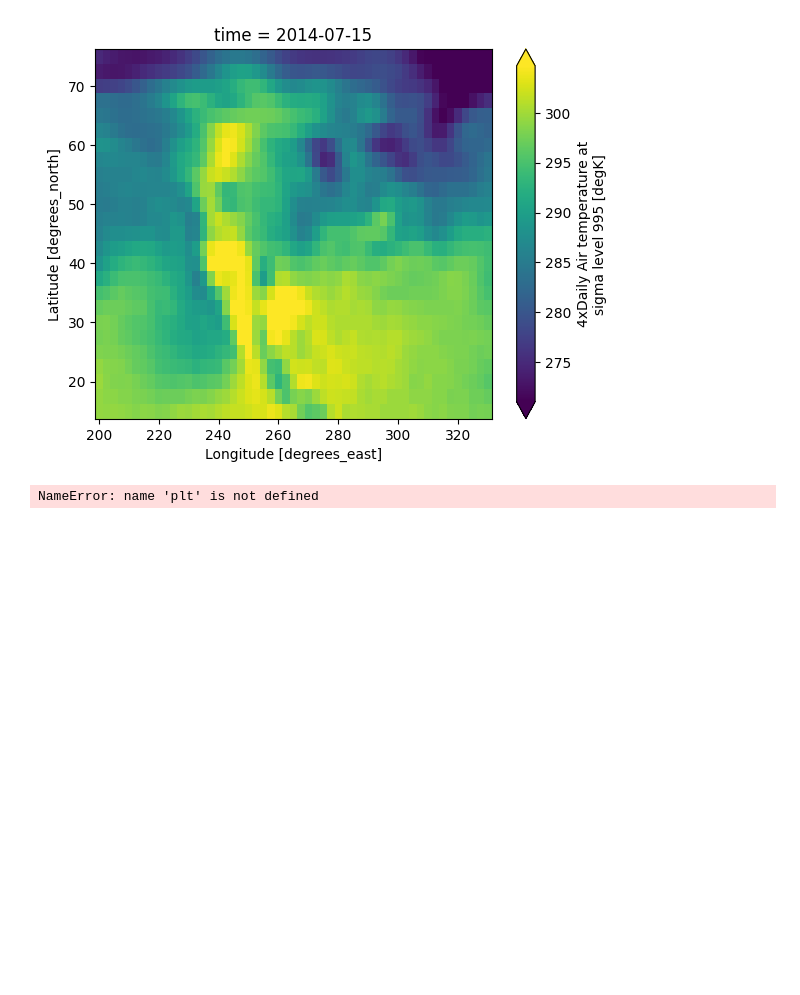
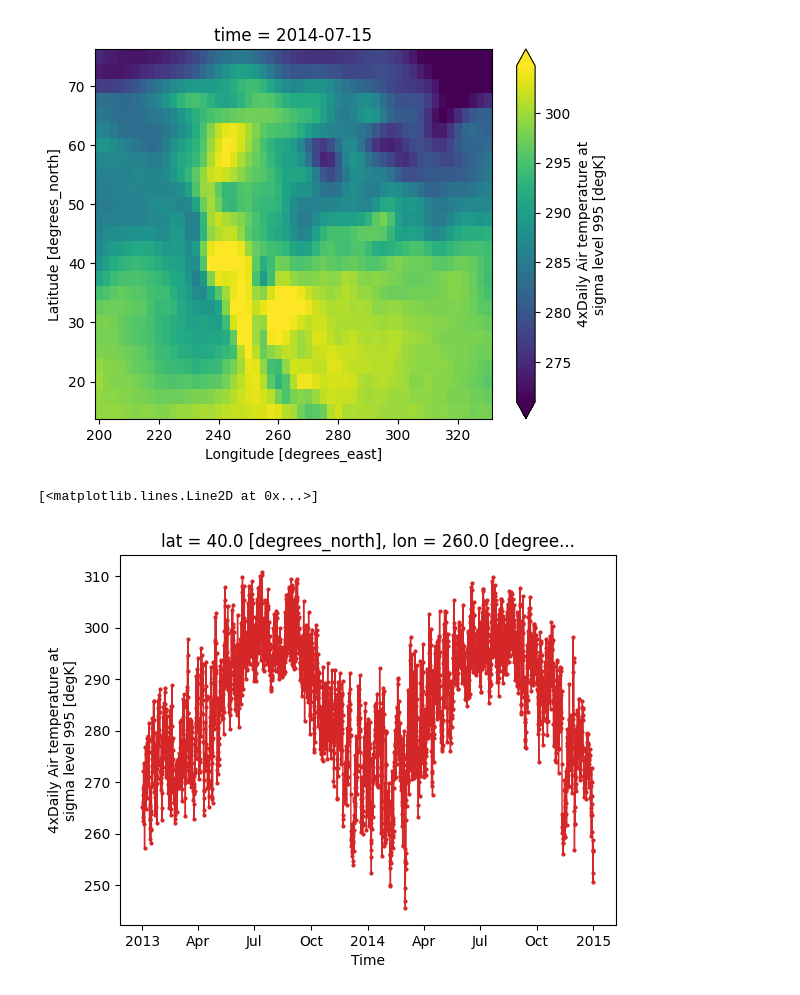
Before and after one commit to mihir-25-2000/Some-tutorials, a Jupyter notebook: Xarray_tut.ipynb, the cells around one changed output. Cells and saved outputs as stored; diff of their text form; code cells hidden in the pictures; blank space fills up the shorter version.

```diff
--- a/Xarray_tut.ipynb
+++ b/Xarray_tut.ipynb
@@ -377,12 +377,7 @@ Using time: 2014-07-15T00:00:00.000000000
 [figure]
 # %%
 point_ts = ds["air"].sel(lat=40.0, lon=260.0, method="nearest")
-plt.figure(figsize=(10,4))
 point_ts.plot(marker="o", markersize=2, linewidth=1, color="tab:red")
-plt.title("Air Temperature at (lat=40.0, lon=260.0)")
-plt.ylabel("Temperature (K)")
-plt.xlabel("Time")
-plt.tight_layout()
-plt.show()
 # %% [output]
-NameError: name 'plt' is not defined
+[<matplotlib.lines.Line2D at 0x...>]
+[figure, added]
```
Also changed, not shown: parts of 2 cells of this notebook.
